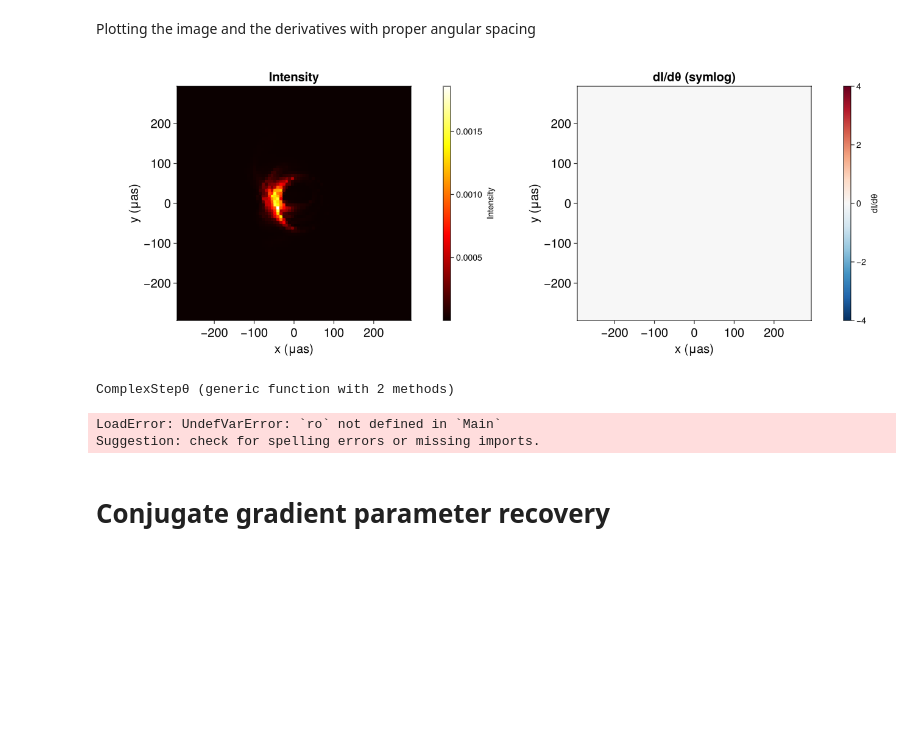
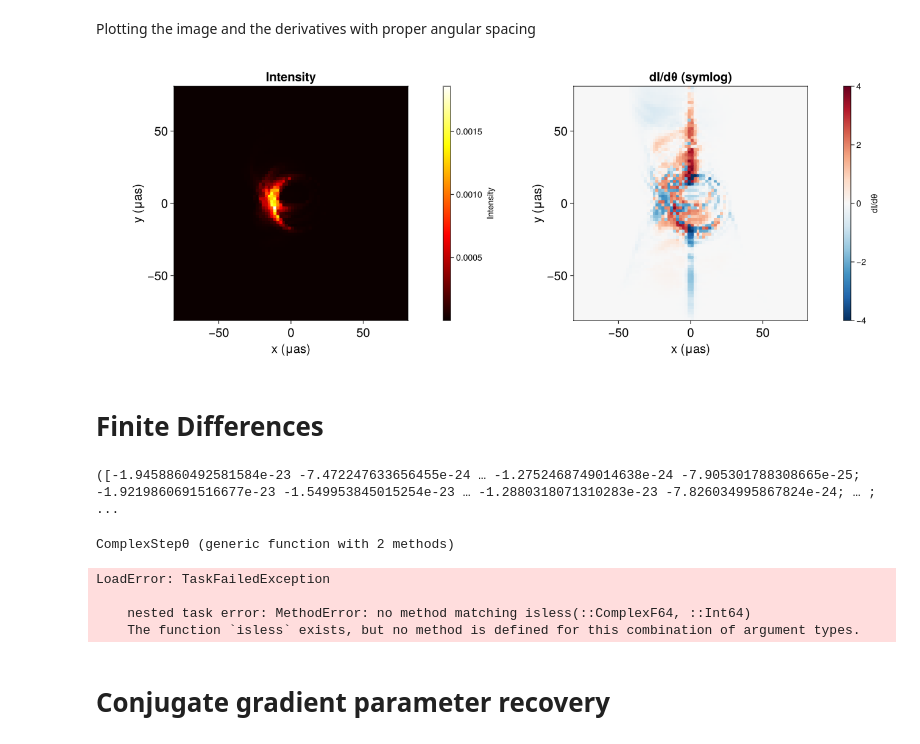
Before and after one commit to zzlphysics/Jipole, a Jupyter notebook: notebooks/Autodiff_GRMHD.ipynb, the cells around one changed output. Drawn from its saved outputs; the diff is of its cells as text; code cells hidden in the pictures; blank space fills up the shorter version.

Commit message:
Fixed plotting of dI/dth_FD and dI/dth_AD in python notebook

```diff
--- a/notebooks/Autodiff_GRMHD.ipynb
+++ b/notebooks/Autodiff_GRMHD.ipynb
@@ -214,7 +214,7 @@ using GLMakie
 # Calculate field of view limits
 d_kpc = 16900
 d_cm = d_kpc * 3.086e21
-fov_rg = 160
+fov_rg = 44.17
 half_fov_rg = fov_rg / 2
 
 # Angular resolution
@@ -281,31 +281,39 @@ Colorbar(fig[1, 2], hm1;
 )
 
 # -----------------------------
 # Plot 2: dI/dθ (symlog)
 # -----------------------------
 ax2 = Axis(fig[1, 3],
     title = "dI/dθ (symlog)",
     xlabel = "x (μas)",
     ylabel = "y (μas)",
     aspect = DataAspect(),
     titlesize  = 20,
     xlabelsize = 20,
     ylabelsize = 20,
     xticklabelsize = 20,
     yticklabelsize = 20
 )
 
 hm2 = heatmap!(ax2, x_coords, y_coords, dI_dθ_symlog;
     colormap = Reverse(:RdBu),
     colorrange = cr_symlog
 )
 
 Colorbar(fig[1, 4], hm2;
     label = "dI/dθ"
 )
 
 
 
 fig
 # %% [output]
-[figure, old version]
+[figure, new version]
+# %% [markdown]
+# Finite Differences
+# %%
+maxnstep = 15000
+h = 1e-6
+dI_dth_FD = FiniteDifferencesθ(ro, th, phi, DXsize, DYsize, pixels_x, pixels_y, SourceD, freq, maxnstep,h, bhspin, Rout, Rstop, simulation_data)
+# %% [output]
+([-1.9458860492581584e-23 -7.472247633656455e-24 … -1.2752468749014638e-24 -7.905301788308665e-25; -1.9219860691516677e-23 -1.549953845015254e-23 … -1.2880318071310283e-23 -7.826034995867824e-24; … ;  ...
@@ -348,10 +363,12 @@ end
 # %% [output]
 ComplexStepθ (generic function with 2 methods)
 # %%
-ComplexStepθ(ro, th, phi, DXsize, DYsize, pixels_x, pixels_y, SourceD, freq, maxnstep, h, bhspin, Rout, Rstop, simulationdata)
+dI_dth_complex, _ = ComplexStepθ(ro, th, phi, DXsize, DYsize, pixels_x, pixels_y, SourceD, freq, maxnstep, h, bhspin, Rout, Rstop, simulation_data)
 # %% [output]
-LoadError: UndefVarError: `ro` not defined in `Main`
-Suggestion: check for spelling errors or missing imports.
+LoadError: TaskFailedException
+
+    nested task error: MethodError: no method matching isless(::ComplexF64, ::Int64)
+    The function `isless` exists, but no method is defined for this combination of argument types.
 # %% [markdown]
 # Conjugate gradient parameter recovery
 # %% [markdown]
```
Also changed, not shown: parts of 3 cells of this notebook, 2 other files.
